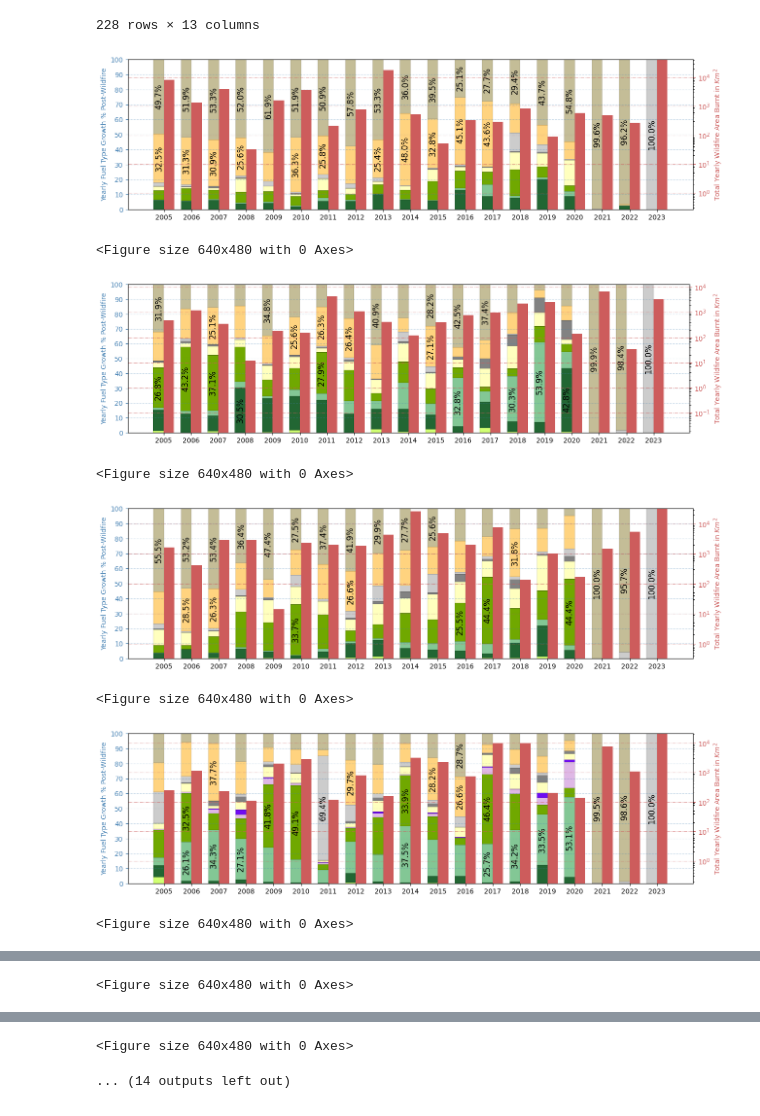
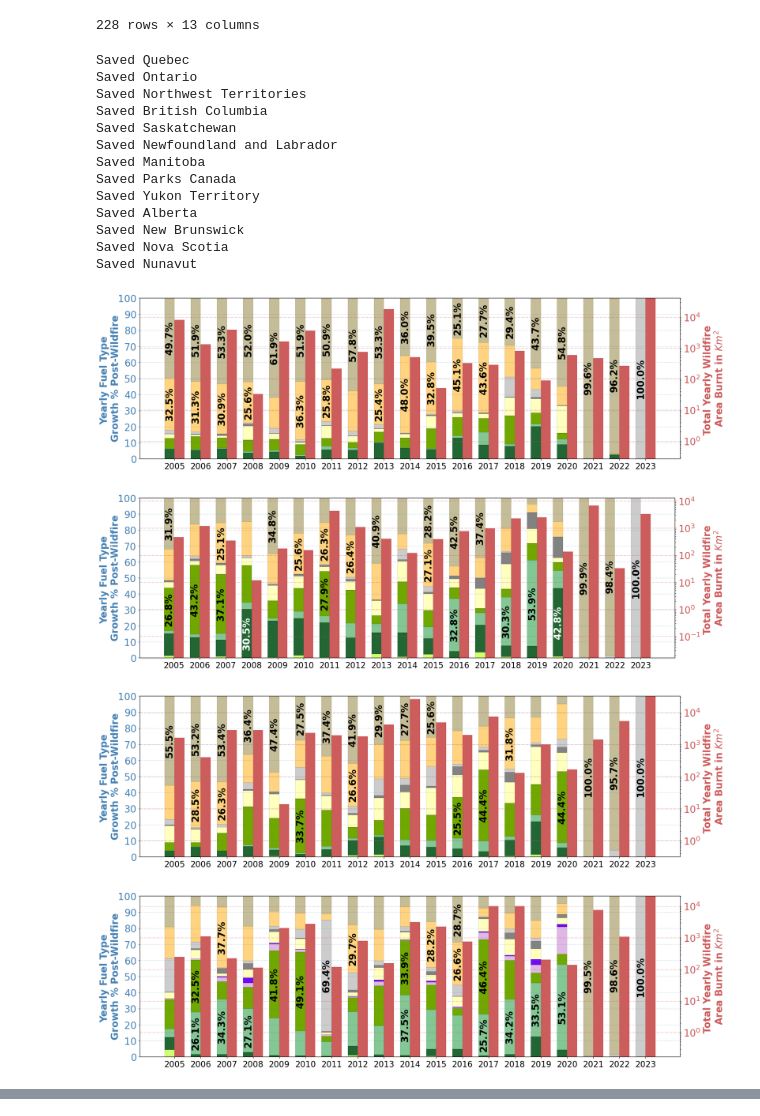
Before and after one commit to Forest-Fire-Research/forest-fuel-type-canada, a Jupyter notebook: notebooks/6_fuel_type_fire_analysis_visulization.ipynb, the cells around one changed output, grey strips where cells are left out. Drawn from its saved outputs; the diff is of its cells as text; code cells hidden in the pictures.

```diff
--- a/notebooks/6_fuel_type_fire_analysis_visulization.ipynb
+++ b/notebooks/6_fuel_type_fire_analysis_visulization.ipynb
@@ -399,42 +420,62 @@ fule_count_df
 # %%
 for prov in fule_count_df['provience'].unique():
     # get fire count stats df matrix
     prov_count_df = get_prov_data(
         data = fule_count_df,
         prov = prov
     )
     # get fire percent stats df matrix
     prov_percent_df = make_yearly_percent_df(
         data = prov_count_df
     )
 
+    # fix the missing 2005 issue
+    if (prov_percent_df['year'] == 2005).sum() == 0:
+        prov_count_df.loc[len(prov_percent_df)*2005] = [2005] + [0 for _ in range(11)]
+        prov_percent_df.loc[len(prov_percent_df)*2005] = [2005] + [0 for _ in range(11)]
+
+
     # get fire count stats df
     prov_count_df = get_meleted_prov_data(
         data = prov_count_df
     )
 
     # get fire percent stats df
     prov_percent_df = get_meleted_prov_data(
         data = prov_percent_df
     )
 
+
     plot_stacked_bar_chart_fuel_type(
         data_count = prov_count_df,
         data_percent = prov_percent_df,
+        prov = prov,
         legend_on = False,
-        figsize = (15,4),
+        figsize = (20,6),
+        label_fontsize = 20,
+        label_bar_fontsize = 20,
+        label_year_fontsize = 17,
+        bar_percent_cutoff = 25,
+        # save_plot = False, # remove for overleaf
         # title = f"{prov}" # remove for overleaf
     )
 
-    plt.savefig(
-        PROV_VIZ_ANALYSIS(prov = prov.lower().replace(" ", ""))
-    )
+    # break # remove for overleaf
 # %% [output]
+Saved Quebec
+Saved Ontario
+Saved Northwest Territories
+Saved British Columbia
+Saved Saskatchewan
+Saved Newfoundland and Labrador
+Saved Manitoba
+Saved Parks Canada
+Saved Yukon Territory
+Saved Alberta
+Saved New Brunswick
+Saved Nova Scotia
+Saved Nunavut
-[figure, old version]
+[figure, new version]
-<Figure size 640x480 with 0 Axes>
-[figure, old version]
+[figure, new version]
-<Figure size 640x480 with 0 Axes>
-[figure, old version]
+[figure, new version]
-<Figure size 640x480 with 0 Axes>
-[figure, old version]
+[figure, new version]
-<Figure size 640x480 with 0 Axes>
@@ -442 +482,0 @@ for prov in fule_count_df['provience'].unique():
-<Figure size 640x480 with 0 Axes>
@@ -444,2 +483,0 @@ for prov in fule_count_df['provience'].unique():
-<Figure size 640x480 with 0 Axes>
-... (14 outputs left out)
```
Also changed, not shown: parts of 2 cells of this notebook, 13 other files.
